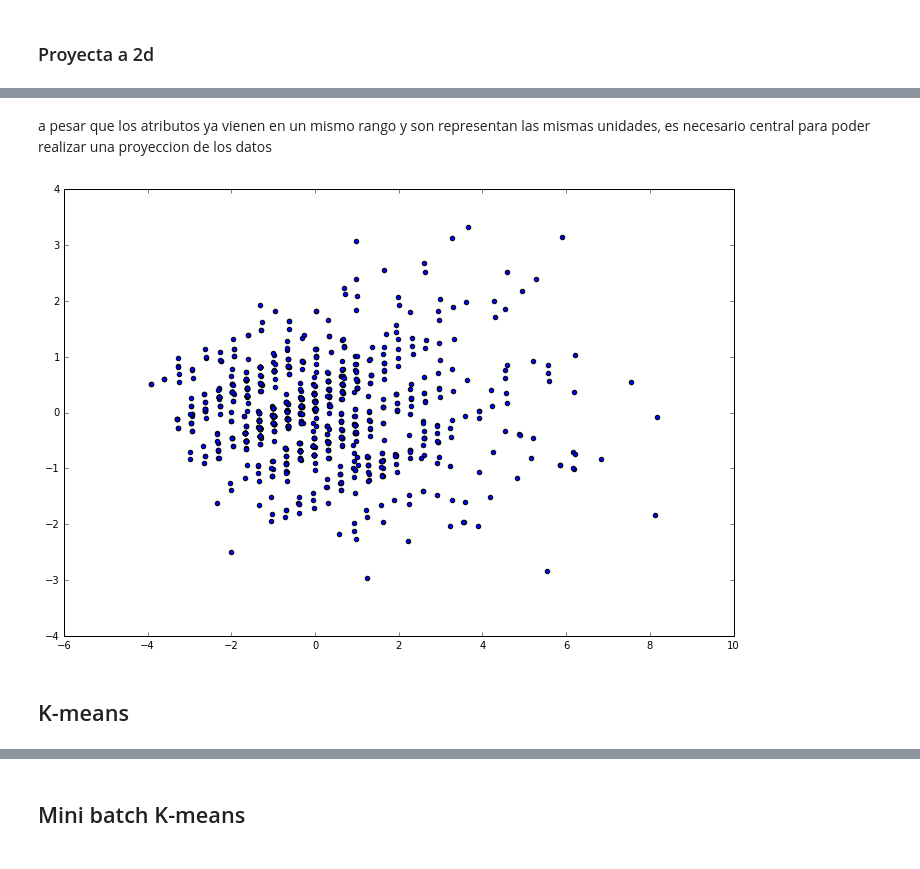
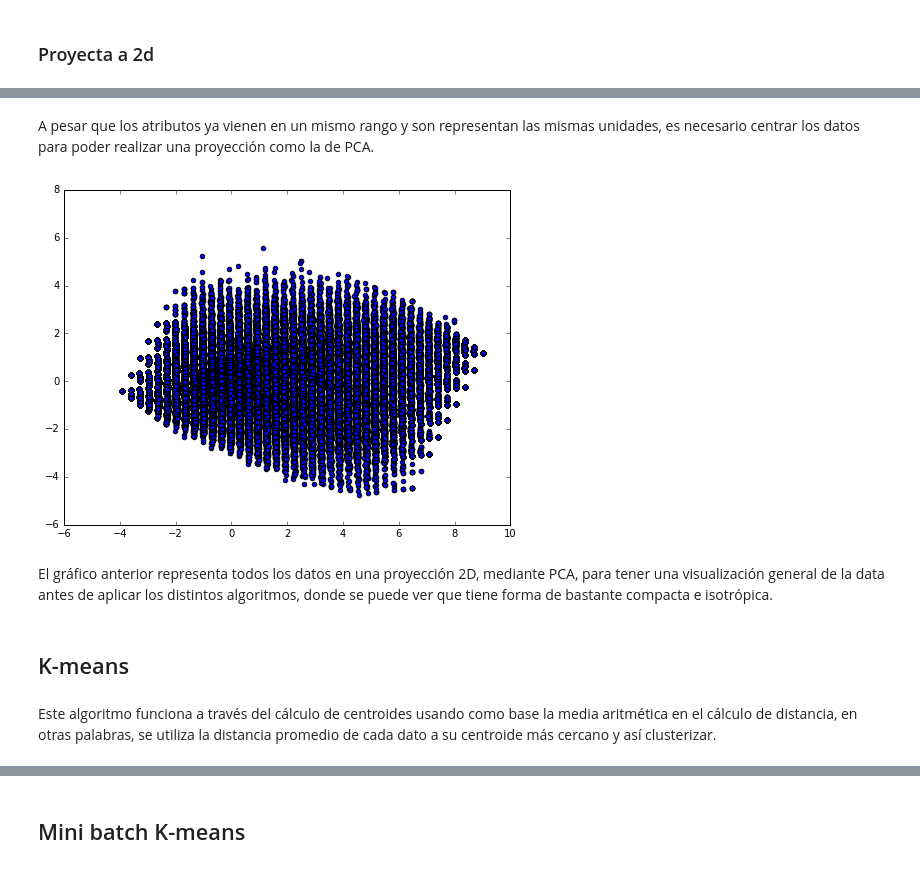
Before and after one commit to FMena14/Mineria1, a Jupyter notebook: Tarea1.ipynb, the cells around one changed output, grey strips where cells are left out. Saved outputs shown, nothing was run; the diff lists cells and outputs as text; code cells hidden in the pictures.

```diff
--- a/Tarea1.ipynb
+++ b/Tarea1.ipynb
@@ -89,0 +88,3 @@ df_sample = df.sample(1000)
+# %%
+np.random.seed(1456)
+df_sample = df.sample(10000)
@@ -120,12 +120,16 @@ df_numericos.describe()
 # %% [markdown]
-a pesar que los atributos ya vienen en un mismo rango y son representan las mismas unidades, es necesario central para poder realizar una proyeccion de los datos
+A pesar que los atributos ya vienen en un mismo rango y son representan las mismas unidades, es necesario centrar los datos para poder realizar una proyección como la de PCA.
 # %%
-plt.figure(figsize=(12,8))
+plt.figure(figsize=(8,6))
 plt.scatter(X_red[:,0],X_red[:,1])
 plt.show()
 # %% [output]
-[figure, old version]
+[figure, new version]
+# %% [markdown]
+El gráfico anterior representa todos los datos en una proyección 2D, mediante PCA, para tener una visualización general de la data antes de aplicar los distintos algoritmos, donde se puede ver que tiene forma de bastante compacta e isotrópica.
 # %% [markdown]
 ## K-means
+# %% [markdown]
+Este algoritmo funciona a través del cálculo de centroides usando como base la media aritmética en el cálculo de distancia, en otras palabras, se utiliza la distancia promedio de cada dato a su centroide más cercano y así clusterizar.
 # %%
 from sklearn.cluster import KMeans
```
Also changed, not shown: parts of 30 cells of this notebook.
